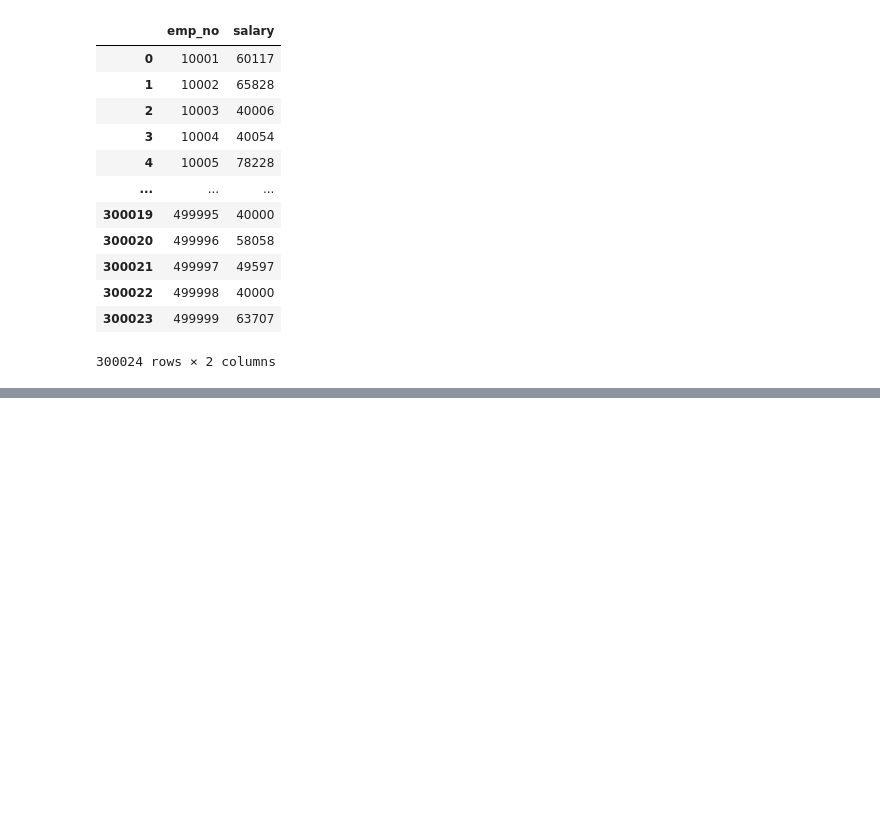
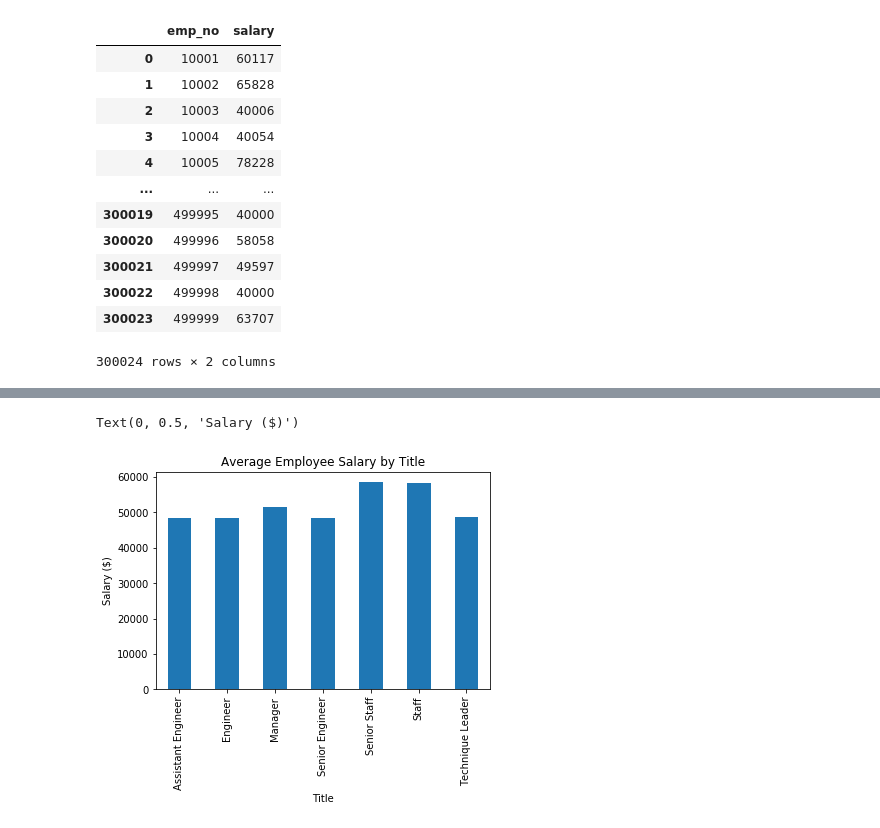
Before and after one commit to jgabunilas/sql-challenge, a Jupyter notebook: EmployeeSQL/salaries.ipynb, the cells around one changed output, grey strips where cells are left out. Drawn from its saved outputs; the diff is of its cells as text; code cells hidden in the pictures; blank space fills up the shorter version.

```diff
--- a/EmployeeSQL/salaries.ipynb
+++ b/EmployeeSQL/salaries.ipynb
@@ -28,0 +44,8 @@ salaries_df
+# %%
+# Import titles and employees tables from database
+titles_df = pd.read_sql("SELECT * FROM titles", connection)
+emp_df = pd.read_sql("SELECT * FROM employees", connection)
+# %%
+# Merge title and employee tables on the employee title ID
+emp_title_merged = titles_df.merge(emp_df, how = "inner", left_on = 'title_id', right_on = 'emp_title')
+emp_title_merged
@@ -28,0 +66,4 @@ salaries_df
+# %%
+# Merge in the salaries table on employee number
+ets_merged = emp_title_merged.merge(salaries_df, how = "inner", left_on = 'emp_no', right_on = 'emp_no')
+ets_merged
@@ -28,0 +84,4 @@ salaries_df
+# %%
+# Group by title and find the average salary
+avg_sal_by_title = ets_merged.groupby('title')['salary'].mean()
+avg_sal_by_title
@@ -28,0 +98,8 @@ salaries_df
+# %%
+avg_sal_by_title.plot(kind = 'bar')
+plt.title('Average Employee Salary by Title')
+plt.xlabel('Title')
+plt.ylabel('Salary ($)')
+# %% [output]
+Text(0, 0.5, 'Salary ($)')
+[figure, added]
```
Also changed, not shown: parts of 8 cells of this notebook, 1 other file.
